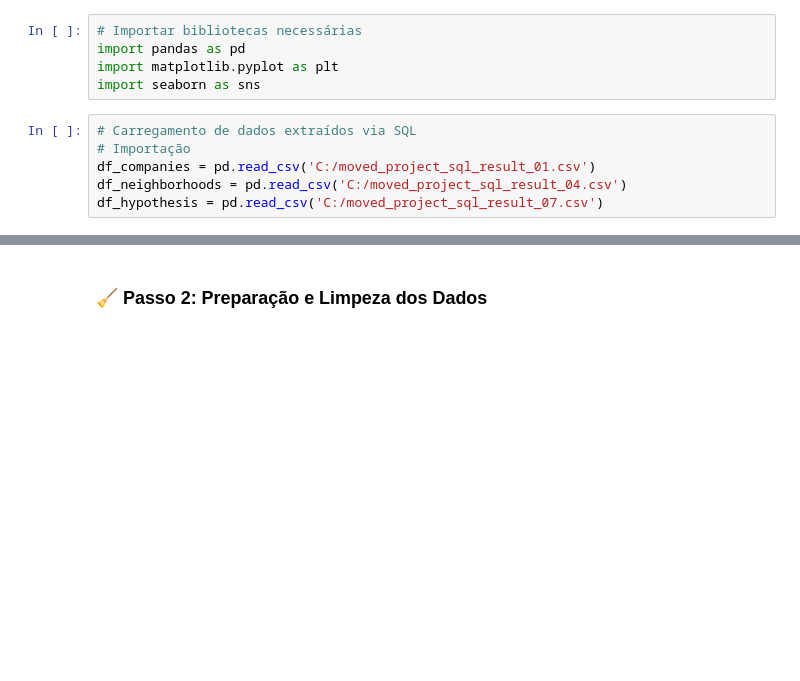
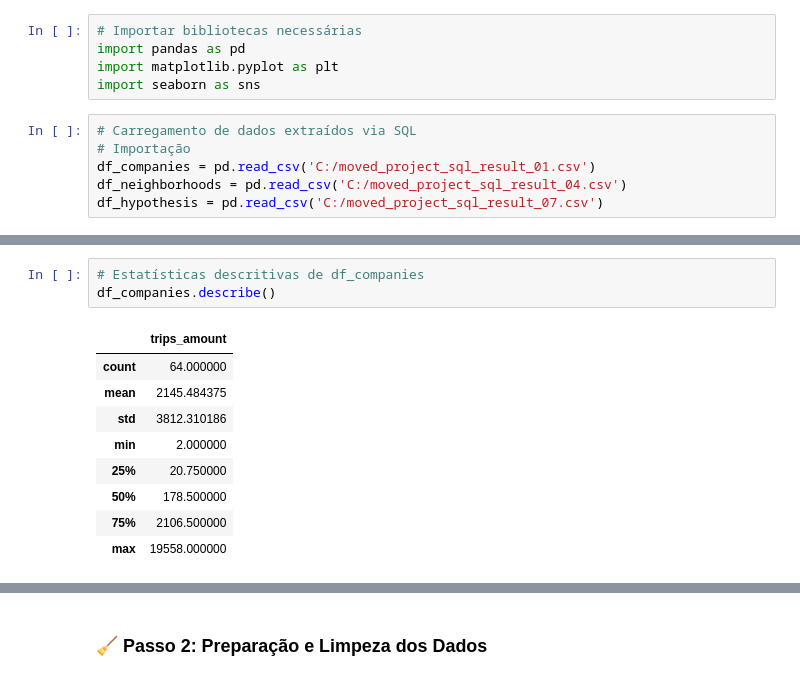
Before and after one commit to andrevinagre77-dev/zuber-chicago-analysis, a Jupyter notebook: Downloads/Projecto Zuber.ipynb, the cells around one changed output, grey strips where cells are left out. Drawn from its saved outputs; the diff is of its cells as text; blank space fills up the shorter version.

```diff
--- a/Downloads/Projecto Zuber.ipynb
+++ b/Downloads/Projecto Zuber.ipynb
@@ -27,3 +53,16 @@ df_companies.duplicated().sum()
+# %%
+# Estatísticas descritivas de df_companies
+df_companies.describe()
+# %% [output]
+|  | trips_amount |
+| count | 64.000000 |
+| mean | 2145.484375 |
+| std | 3812.310186 |
+| min | 2.000000 |
+| 25% | 20.750000 |
+| 50% | 178.500000 |
+| 75% | 2106.500000 |
+| max | 19558.000000 |
 # %%
 # Informações gerais sobre df_neighborhoods
 df_neighborhoods.info()
```
Also changed, not shown: parts of 14 cells of this notebook, 4 other files.
